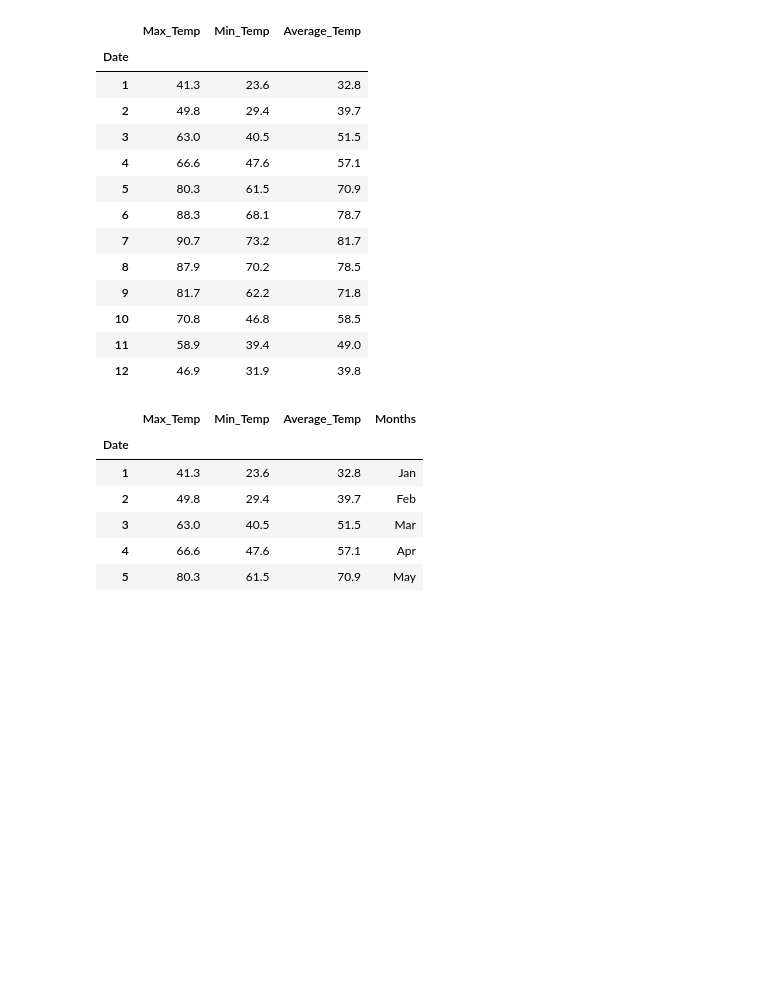
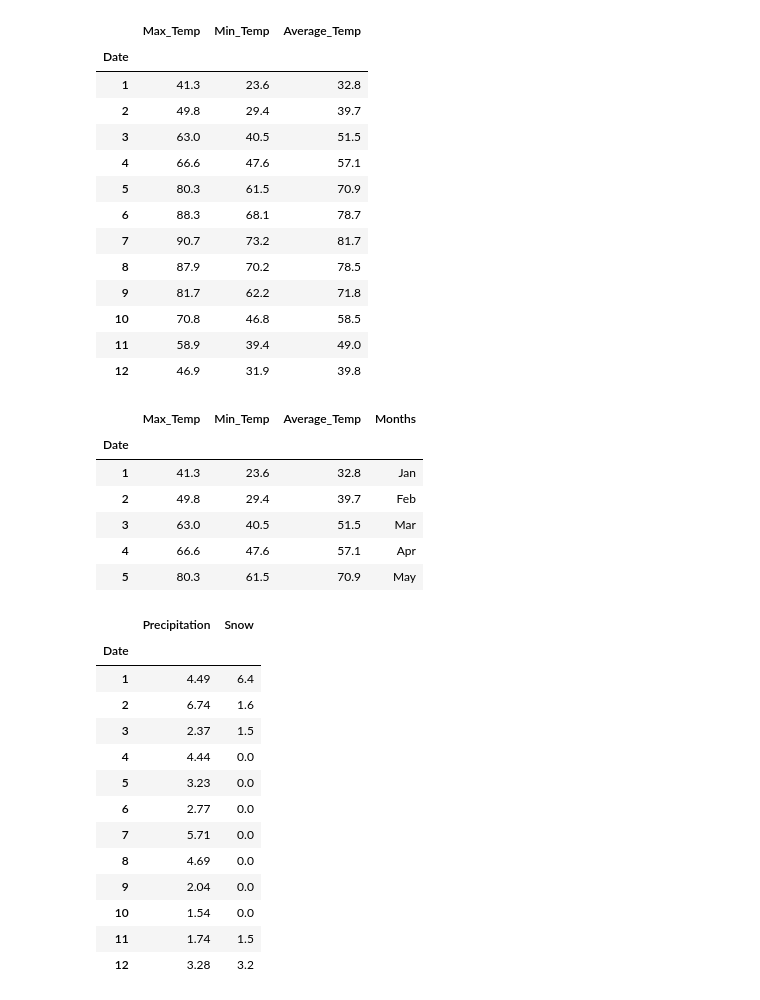
Before and after one commit to BerisDizdar/City_Weather_Comparison, a Jupyter notebook: City_Weather_Comp_2.ipynb, the cells around one changed output. Drawn from its saved outputs; the diff is of its cells as text; code cells hidden in the pictures; blank space fills up the shorter version.

```diff
--- a/City_Weather_Comp_2.ipynb
+++ b/City_Weather_Comp_2.ipynb
@@ -416,3 +416,22 @@ Louis_Monthly_Mean.head()
 px.histogram(Louis_Monthly_Mean, x='Months', y='Average_Temp', title='Louisville Average Temp', nbins=14)
 # %%
 px.scatter(Louis_Monthly_Mean, x='Months', y='Average_Temp', title='Louisville Average Temp')
+# %%
+Loui_Monthly_Snow = DF2_Loui.groupby(DF2_Loui.Date.dt.month)[['Precipitation', 'Snow']].sum()
+# %%
+Loui_Monthly_Snow
+# %% [output]
+|  | Precipitation | Snow |
+| Date |  |  |
+| 1 | 4.49 | 6.4 |
+| 2 | 6.74 | 1.6 |
+| 3 | 2.37 | 1.5 |
+| 4 | 4.44 | 0.0 |
+| 5 | 3.23 | 0.0 |
+| 6 | 2.77 | 0.0 |
+| 7 | 5.71 | 0.0 |
+| 8 | 4.69 | 0.0 |
+| 9 | 2.04 | 0.0 |
+| 10 | 1.54 | 0.0 |
+| 11 | 1.74 | 1.5 |
+| 12 | 3.28 | 3.2 |
```
